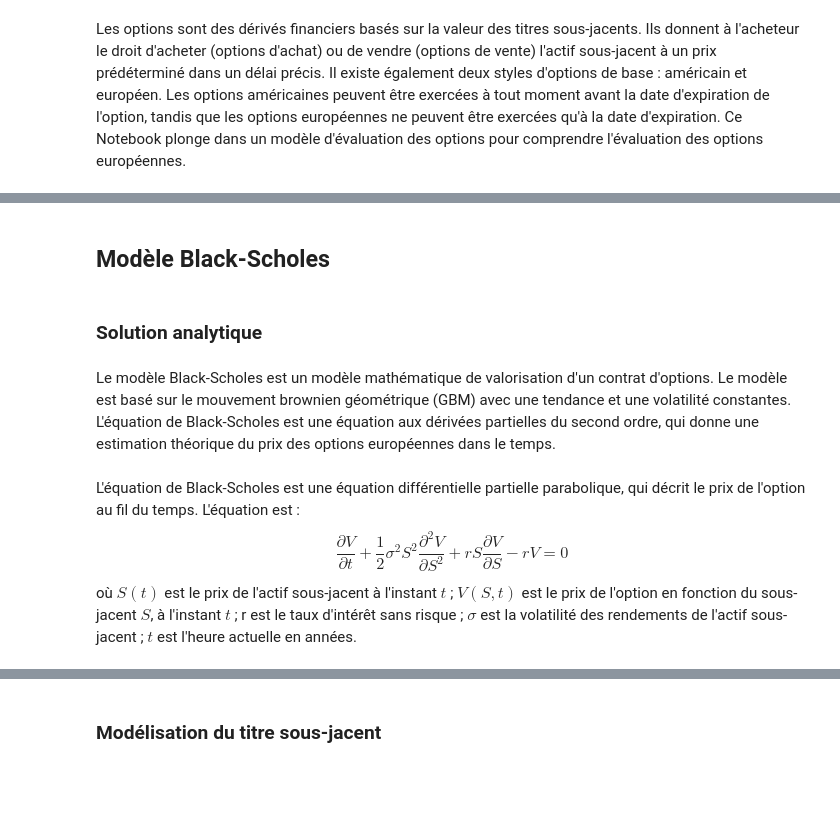
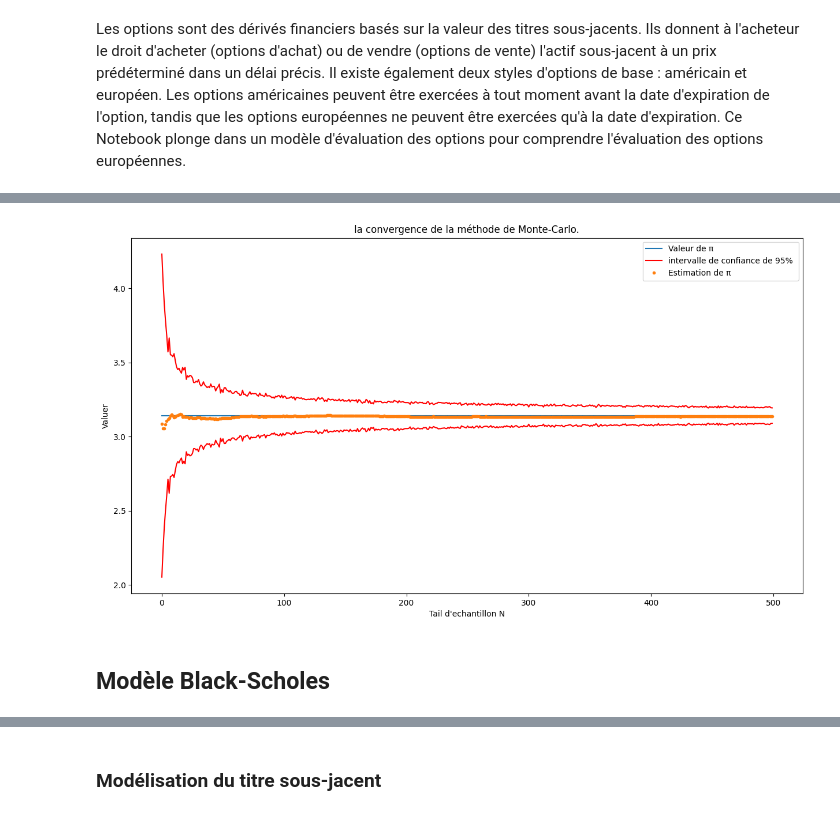
Before and after one commit to AmineMahdioui/Monte-Carlo, a Jupyter notebook: monteCarlo2.ipynb, the cells around one changed output, grey strips where cells are left out. Drawn from its saved outputs; the diff is of its cells as text; code cells hidden in the pictures; blank space fills up the shorter version.

```diff
--- a/monteCarlo2.ipynb
+++ b/monteCarlo2.ipynb
@@ -5,10 +124,27 @@ Les options sont des dérivés financiers basés sur la valeur des titres sous-j
+# %%
+def FastMonteCarlo(g):
+    Nmax,k=g.shape
+    g_N=g.cumsum(axis=0).mean(axis=1)/np.arange(1, Nmax+1)
+    sigma_g=g.std(axis=1)/sqrt(np.arange(1, Nmax+1))
+    return g_N,sigma_g
+# %%
+Nmax=500
+k=50
+U=uniform(size=(Nmax,k))
+mean,std= FastMonteCarlo(f(U))
+
+plt.figure(figsize=(15,8))
+Pi=plt.plot([np.pi]*Nmax)
+Estimation=plt.plot(mean, ".")
+plt.title('la convergence de la méthode de Monte-Carlo.')
+plt.plot(np.pi+1.96*array(std), "r")
+Interval=plt.plot(np.pi-1.96*array(std), "r")
+
+plt.xlabel("Tail d'echantillon N")
+plt.ylabel("Valuer")
+plt.legend((Pi[0], Interval[0],Estimation[0]), ('Valeur de π', 'intervalle de confiance de 95% ','Estimation de π'))
+plt.show()
+# %% [output]
+[figure, added]
 # %% [markdown]
 ## Modèle Black-Scholes
-# %% [markdown]
-### Solution analytique
-# %% [markdown]
-Le modèle Black-Scholes est un modèle mathématique de valorisation d'un contrat d'options. Le modèle est basé sur le mouvement brownien géométrique (GBM) avec une tendance et une volatilité constantes. L'équation de Black-Scholes est une équation aux dérivées partielles du second ordre, qui donne une estimation théorique du prix des options européennes dans le temps.
-# %% [markdown]
-L'équation de Black-Scholes est une équation différentielle partielle parabolique, qui décrit le prix de l'option au fil du temps. L'équation est :
-$${\frac {\partial V}{\partial t}}+{\frac {1}{2}}\sigma ^{2}S^{2}{\frac {\partial ^{2}V}{\partial S^{2}}}+rS{\frac {\partial V}{\partial S}}-rV=0$$
-où $S(t)$ est le prix de l'actif sous-jacent à l'instant $t$ ; $V(S,t)$ est le prix de l'option en fonction du sous-jacent $S$, à l'instant $t$ ; r est le taux d'intérêt sans risque ; $\sigma$ est la volatilité des rendements de l'actif sous-jacent ; $t$ est l'heure actuelle en années.
```
Also changed, not shown: parts of 47 cells of this notebook.
